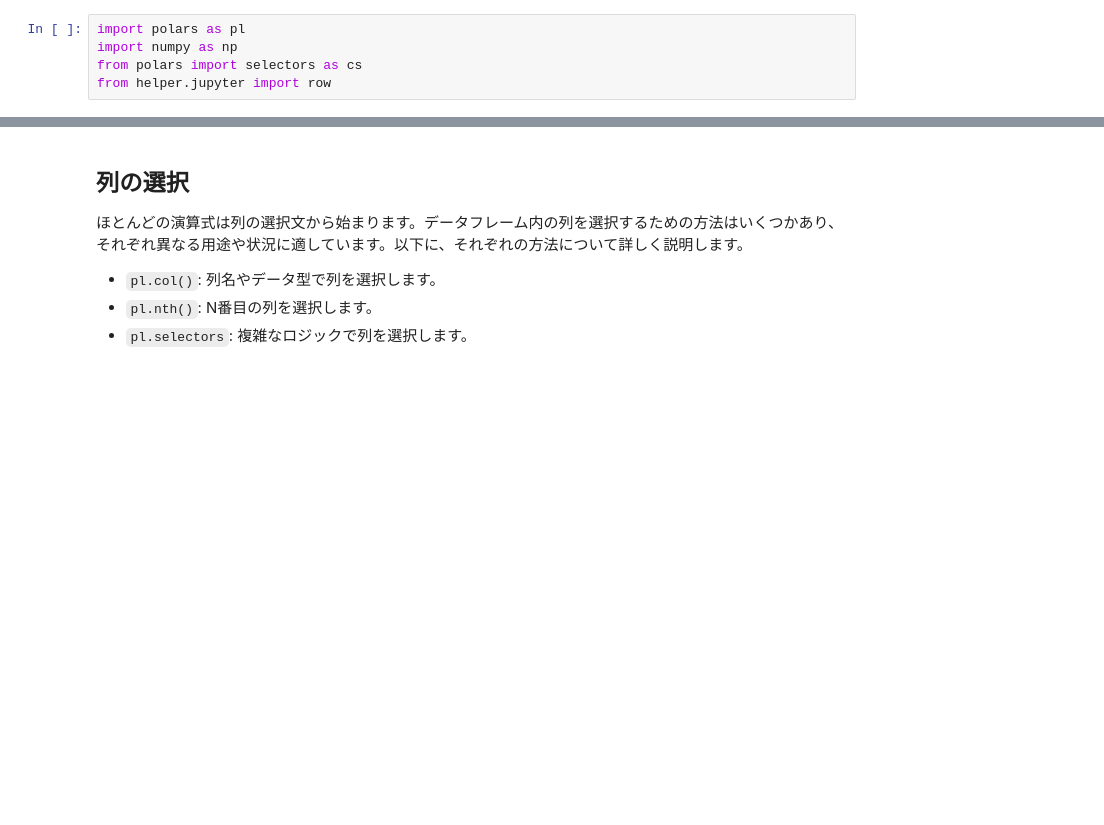
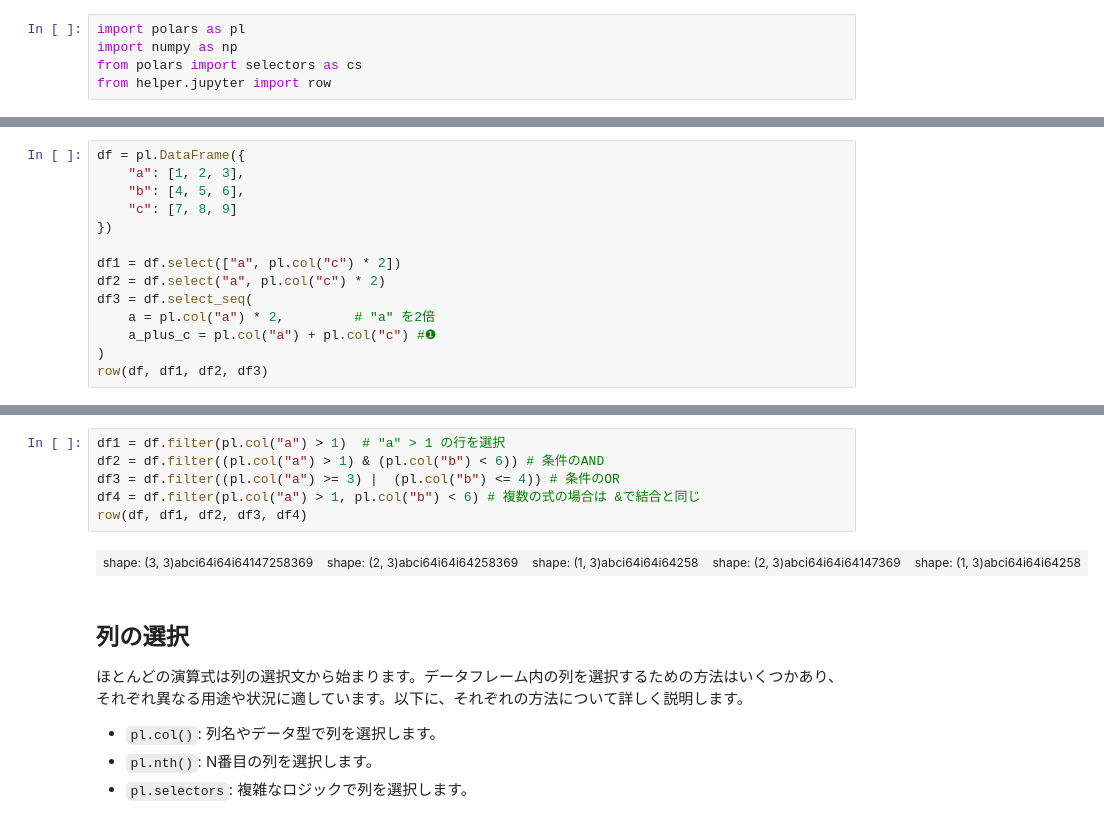
Before and after one commit to ruoyu0088/polars_guide, a Jupyter notebook: polars_guide/010_polars_expression.ipynb, the cells around one changed output, grey strips where cells are left out. Saved outputs shown, nothing was run; the diff lists cells and outputs as text; blank space fills up the shorter version.

Commit message:
add null and tips, and select, with_columns, filter

```diff
--- a/polars_guide/010_polars_expression.ipynb
+++ b/polars_guide/010_polars_expression.ipynb
@@ -10,0 +29,14 @@ from helper.jupyter import row
+# %%
+df = pl.DataFrame({
+    "a": [1, 2, 3],
+    "b": [4, 5, 6],
+    "c": [7, 8, 9]
+})
+
+df1 = df.select(["a", pl.col("c") * 2])
+df2 = df.select("a", pl.col("c") * 2)
+df3 = df.select_seq(
+    a = pl.col("a") * 2,         # "a" を2倍
+    a_plus_c = pl.col("a") + pl.col("c") #❶
+)
+row(df, df1, df2, df3)
@@ -11,3 +71,11 @@ from helper.jupyter import row
+# %%
+df1 = df.filter(pl.col("a") > 1)  # "a" > 1 の行を選択
+df2 = df.filter((pl.col("a") > 1) & (pl.col("b") < 6)) # 条件のAND
+df3 = df.filter((pl.col("a") >= 3) |  (pl.col("b") <= 4)) # 条件のOR
+df4 = df.filter(pl.col("a") > 1, pl.col("b") < 6) # 複数の式の場合は &で結合と同じ
+row(df, df1, df2, df3, df4)
+# %% [output]
+| shape: (3, 3)abci64i64i64147258369 | shape: (2, 3)abci64i64i64258369 | shape: (1, 3)abci64i64i64258 | shape: (2, 3)abci64i64i64147369 | shape: (1, 3)abci64i64i64258 |
 # %% [markdown]
 ## 列の選択
 
```
Also changed, not shown: parts of 8 cells of this notebook, 6 other files.
